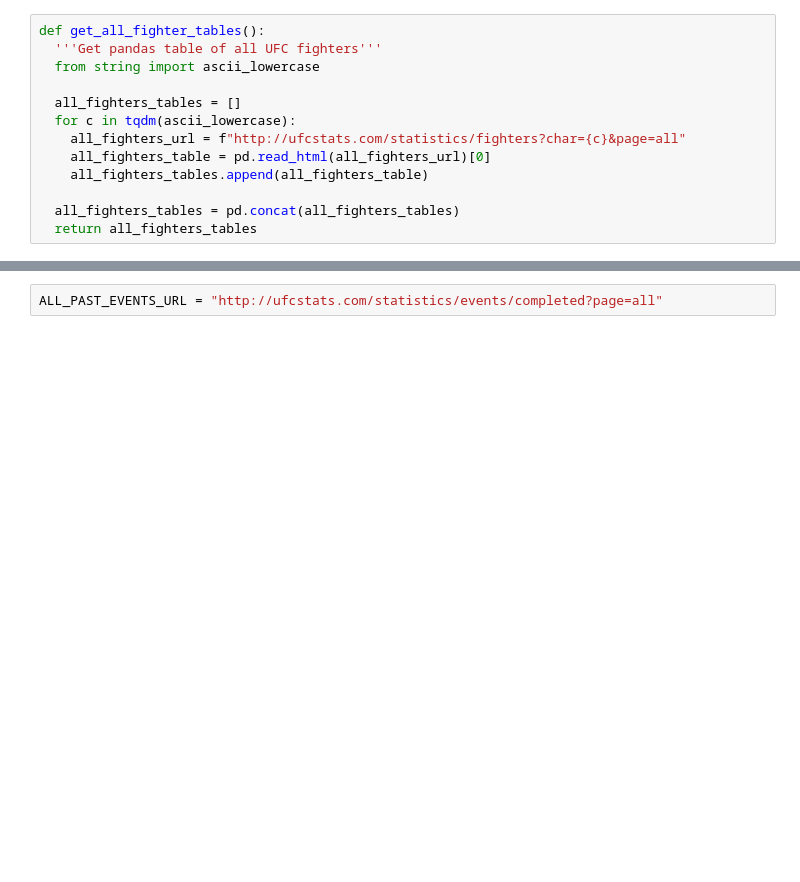
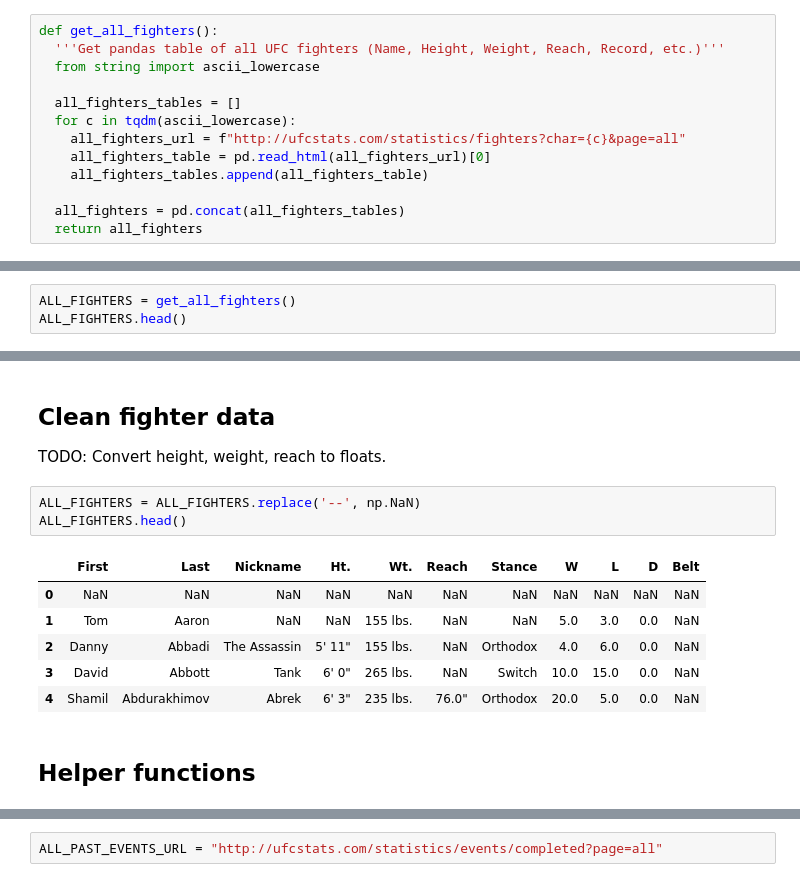
Before and after one commit to tylerlum/ufc_automated_scoring_system, a Jupyter notebook: UFC_Automated_Scoring_System.ipynb, the cells around one changed output, grey strips where cells are left out. Cells and saved outputs as stored; diff of their text form; blank space fills up the shorter version.

Commit message:
Concatenate fights together into data table usable for training

```diff
--- a/UFC_Automated_Scoring_System.ipynb
+++ b/UFC_Automated_Scoring_System.ipynb
@@ -16,6 +19,6 @@ from tqdm import tqdm
 # %%
-def get_all_fighter_tables():
-  '''Get pandas table of all UFC fighters'''
+def get_all_fighters():
+  '''Get pandas table of all UFC fighters (Name, Height, Weight, Reach, Record, etc.)'''
   from string import ascii_lowercase
 
   all_fighters_tables = []
@@ -24,5 +27,5 @@ def get_all_fighter_tables():
     all_fighters_table = pd.read_html(all_fighters_url)[0]
     all_fighters_tables.append(all_fighters_table)
 
-  all_fighters_tables = pd.concat(all_fighters_tables)
-  return all_fighters_tables
+  all_fighters = pd.concat(all_fighters_tables)
+  return all_fighters
@@ -41,0 +32,3 @@ ALL_FIGHTER_TABLES.head()
+# %%
+ALL_FIGHTERS = get_all_fighters()
+ALL_FIGHTERS.head()
@@ -41,0 +57,16 @@ ALL_FIGHTER_TABLES.head()
+# %% [markdown]
+## Clean fighter data
+
+TODO: Convert height, weight, reach to floats.
+# %%
+ALL_FIGHTERS = ALL_FIGHTERS.replace('--', np.NaN)
+ALL_FIGHTERS.head()
+# %% [output]
+|  | First | Last | Nickname | Ht. | Wt. | Reach | Stance | W | L | D | Belt |
+| 0 | NaN | NaN | NaN | NaN | NaN | NaN | NaN | NaN | NaN | NaN | NaN |
+| 1 | Tom | Aaron | NaN | NaN | 155 lbs. | NaN | NaN | 5.0 | 3.0 | 0.0 | NaN |
+| 2 | Danny | Abbadi | The Assassin | 5' 11" | 155 lbs. | NaN | Orthodox | 4.0 | 6.0 | 0.0 | NaN |
+| 3 | David | Abbott | Tank | 6' 0" | 265 lbs. | NaN | Switch | 10.0 | 15.0 | 0.0 | NaN |
+| 4 | Shamil | Abdurakhimov | Abrek | 6' 3" | 235 lbs. | 76.0" | Orthodox | 20.0 | 5.0 | 0.0 | NaN |
+# %% [markdown]
+## Helper functions
```
Also changed, not shown: parts of 30 cells of this notebook.
